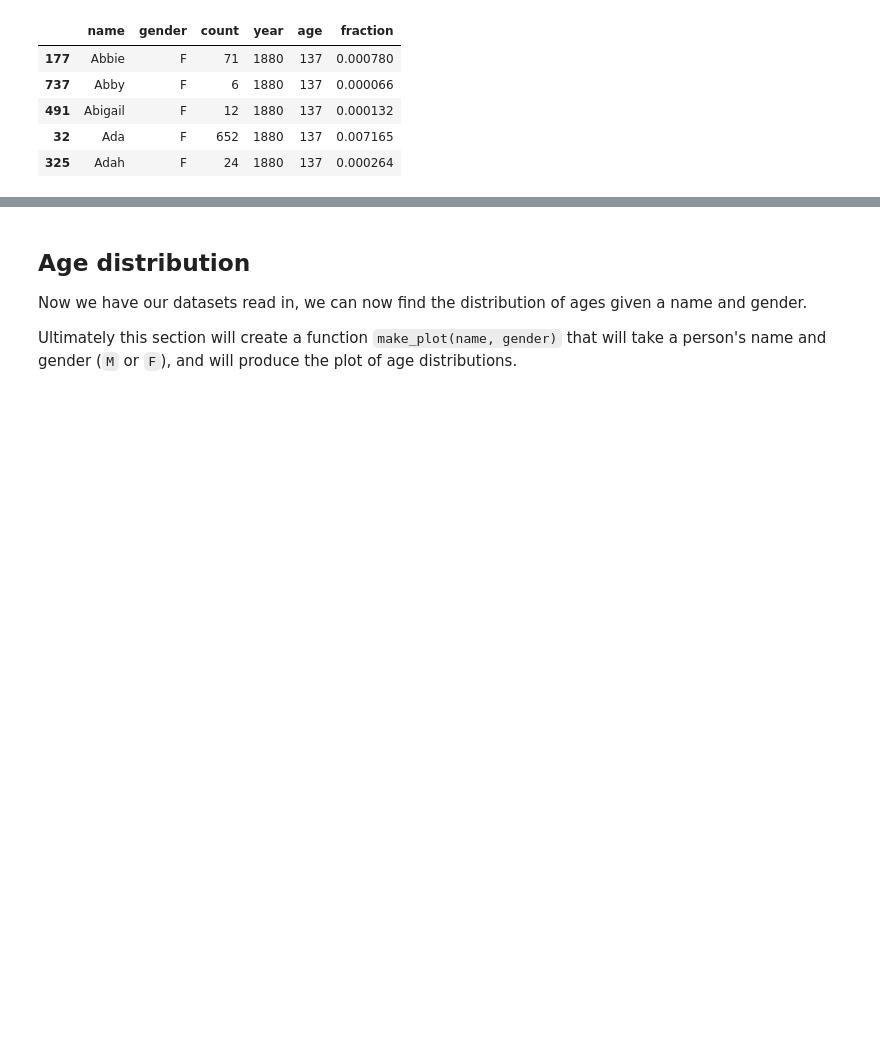
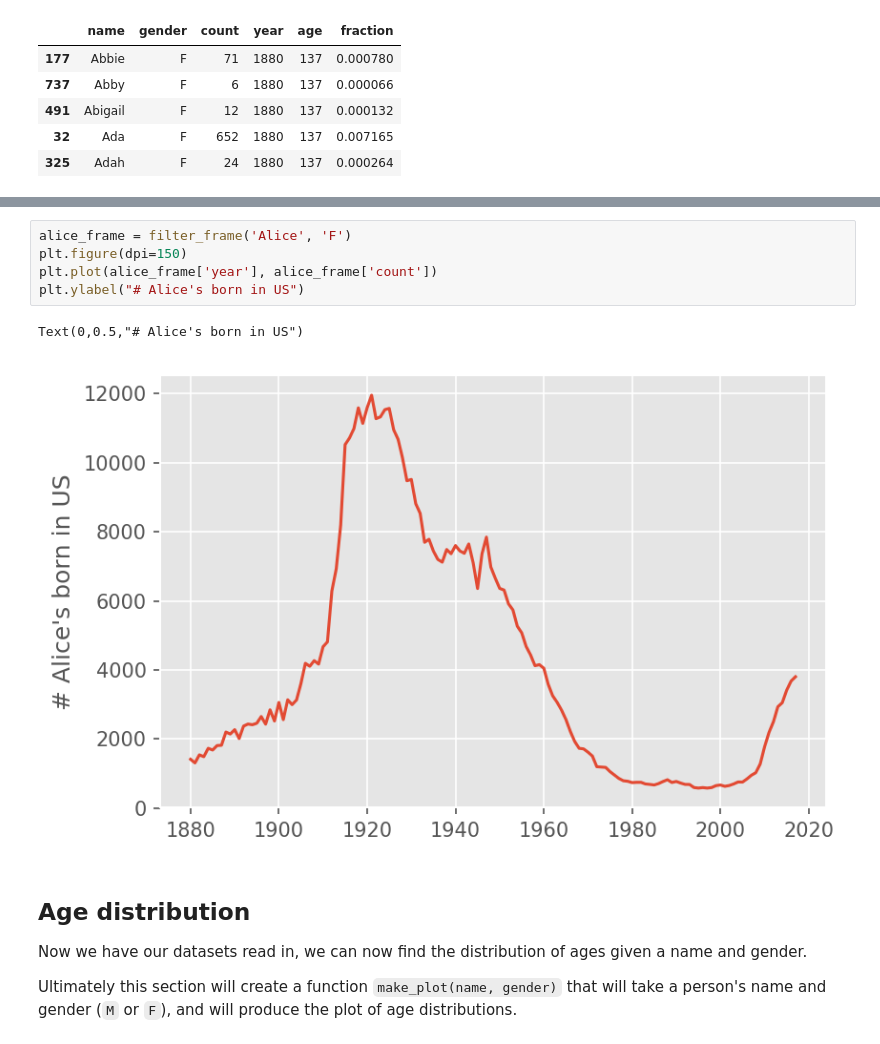
Before and after one commit to kiwidamien/naive_bayes_names, a Jupyter notebook: naive_bayes_names.ipynb, the cells around one changed output, grey strips where cells are left out. Drawn from its saved outputs; the diff is of its cells as text; blank space fills up the shorter version.

```diff
--- a/naive_bayes_names.ipynb
+++ b/naive_bayes_names.ipynb
@@ -122,3 +130,11 @@ filter_frame('Damien', 'M').head()
+# %%
+alice_frame = filter_frame('Alice', 'F')
+plt.figure(dpi=150)
+plt.plot(alice_frame['year'], alice_frame['count'])
+plt.ylabel("# Alice's born in US")
+# %% [output]
+Text(0,0.5,"# Alice's born in US")
+[figure, added]
 # %% [markdown]
 ## Age distribution
 
```
Also changed, not shown: parts of 12 cells of this notebook, 1 other file.
